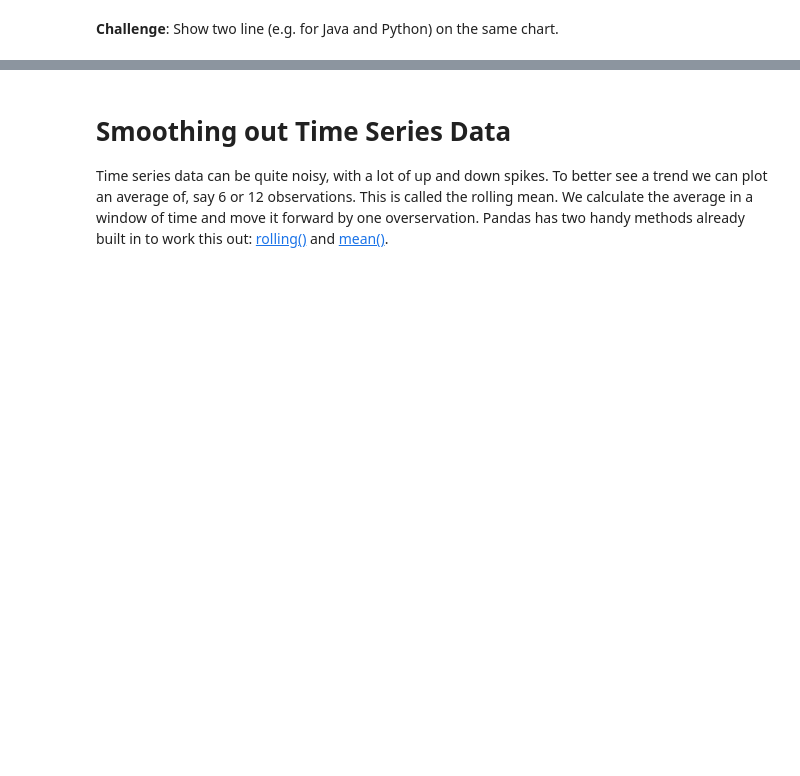
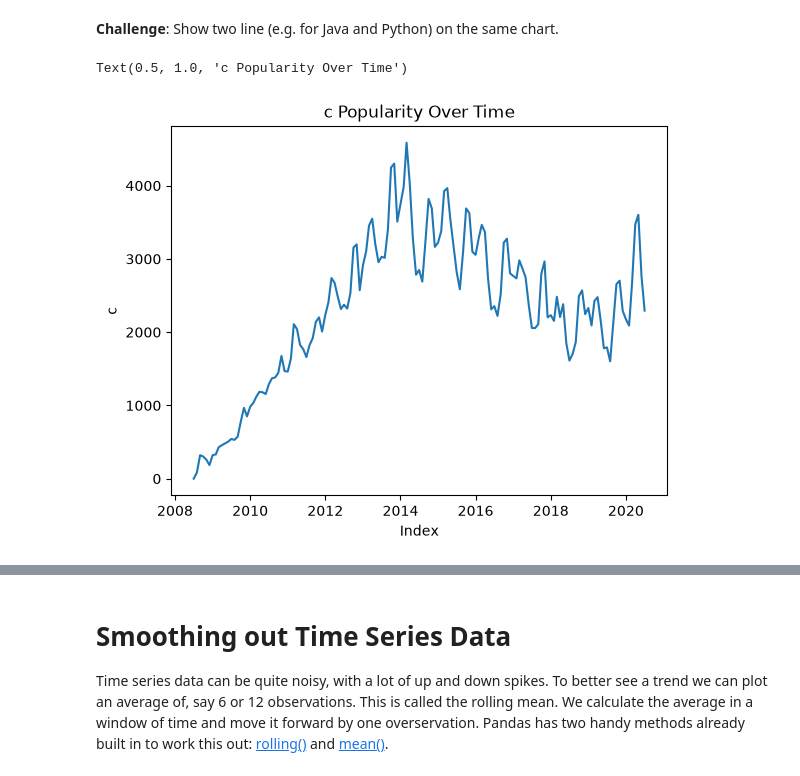
Before and after one commit to liuyushen123/Angela-s-100-Day-Python-Challenge, a Jupyter notebook: Day 73/notbooks/Programming_Languages_(start).ipynb, the cells around one changed output, grey strips where cells are left out. Cells and saved outputs as stored; diff of their text form; code cells hidden in the pictures; blank space fills up the shorter version.

```diff
--- a/Day 73/notbooks/Programming_Languages_(start).ipynb
+++ b/Day 73/notbooks/Programming_Languages_(start).ipynb
@@ -104,2 +207,10 @@ KeyError: 'DATE'
 # %% [markdown]
 **Challenge**: Show two line (e.g. for Java and Python) on the same chart.
+# %%
+plt.plot(reshaped_df.index, reshaped_df["c"])
+plt.xlabel("Index")
+plt.ylabel("c")
+plt.title("c Popularity Over Time")
+# %% [output]
+Text(0.5, 1.0, 'c Popularity Over Time')
+[figure, added]
```
Also changed, not shown: parts of 21 cells of this notebook, 6 other files.
